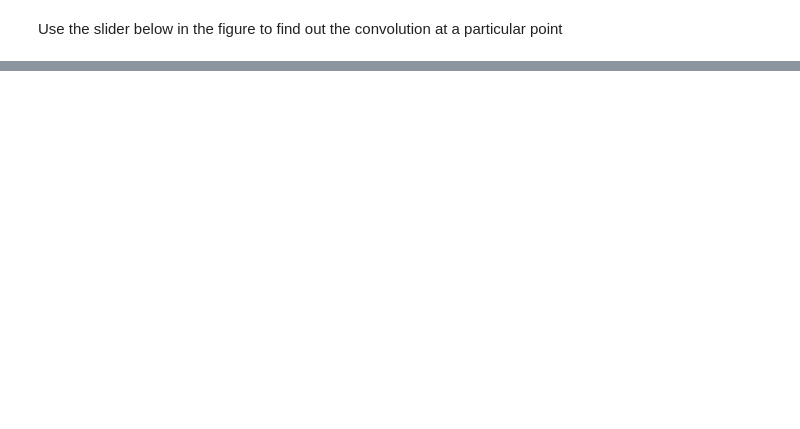
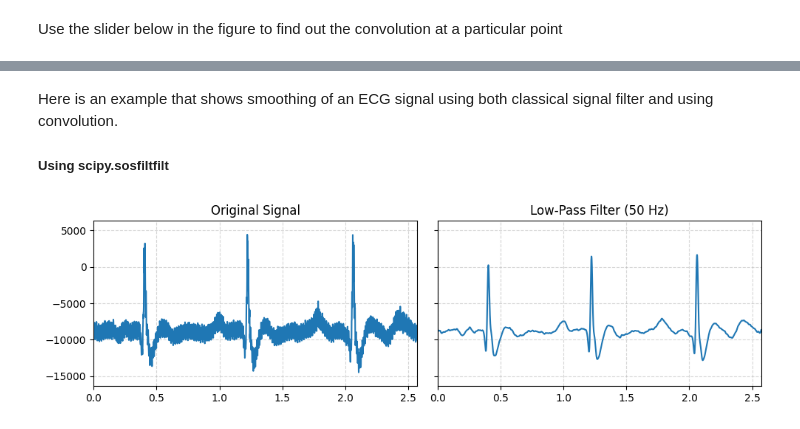
Before and after one commit to vi-bulchandani/da623-convolution-1d, a Jupyter notebook: notebook.ipynb, the cells around one changed output, grey strips where cells are left out. Saved outputs shown, nothing was run; the diff lists cells and outputs as text; code cells hidden in the pictures; blank space fills up the shorter version.

```diff
--- a/notebook.ipynb
+++ b/notebook.ipynb
@@ -337,0 +359,33 @@ HTML(anim.to_html5_video())
+# %% [markdown]
+Here is an example that shows smoothing of an ECG signal using both classical signal filter and using convolution.
+##### Using scipy.sosfiltfilt
+# %%
+
+import scipy.io.wavfile
+
+
+def lowpass(data: np.ndarray, cutoff: float, sample_rate: float, poles: int = 5):
+    sos = scipy.signal.butter(poles, cutoff, 'lowpass', fs=sample_rate, output='sos')
+    filtered_data = scipy.signal.sosfiltfilt(sos, data)
+    return filtered_data
+
+# Load sample data from a WAV file
+sample_rate, data = scipy.io.wavfile.read('ecg.wav')
+times = np.arange(len(data))/sample_rate
+
+# Apply a 50 Hz low-pass filter to the original data
+filtered = lowpass(data, 50, sample_rate)
+# %%
+# Code used to display the result
+fig, (ax1, ax2) = plt.subplots(1, 2, figsize=(10, 3), sharex=True, sharey=True)
+ax1.plot(times, data)
+ax1.set_title("Original Signal")
+ax1.margins(0, .1)
+ax1.grid(alpha=.5, ls='--')
+ax2.plot(times, filtered)
+ax2.set_title("Low-Pass Filter (50 Hz)")
+ax2.grid(alpha=.5, ls='--')
+plt.tight_layout()
+plt.show()
+# %% [output]
+[figure, added]
```
Also changed, not shown: parts of 12 cells of this notebook, 4 other files.
